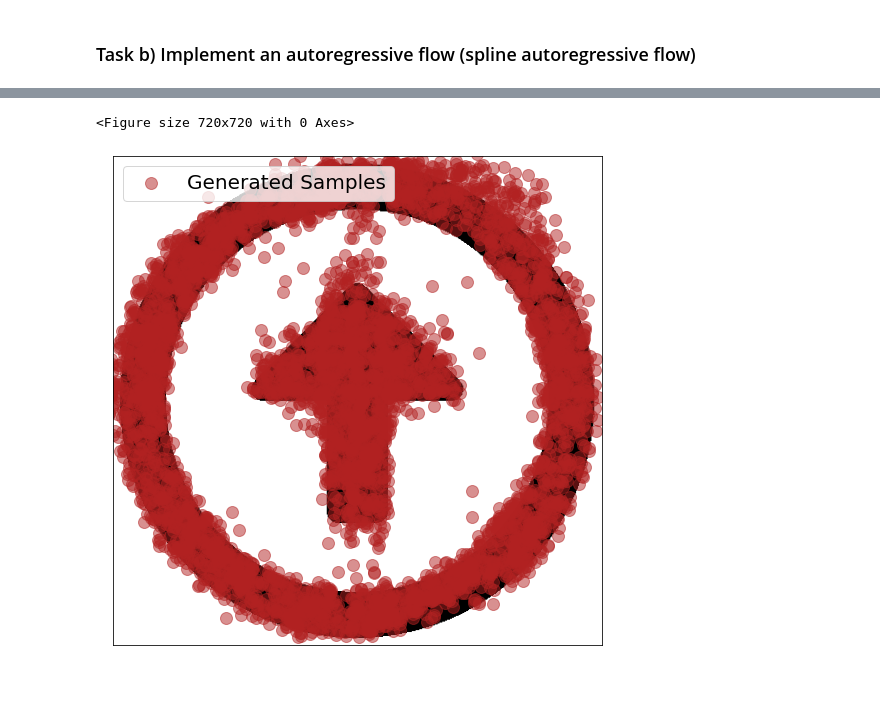
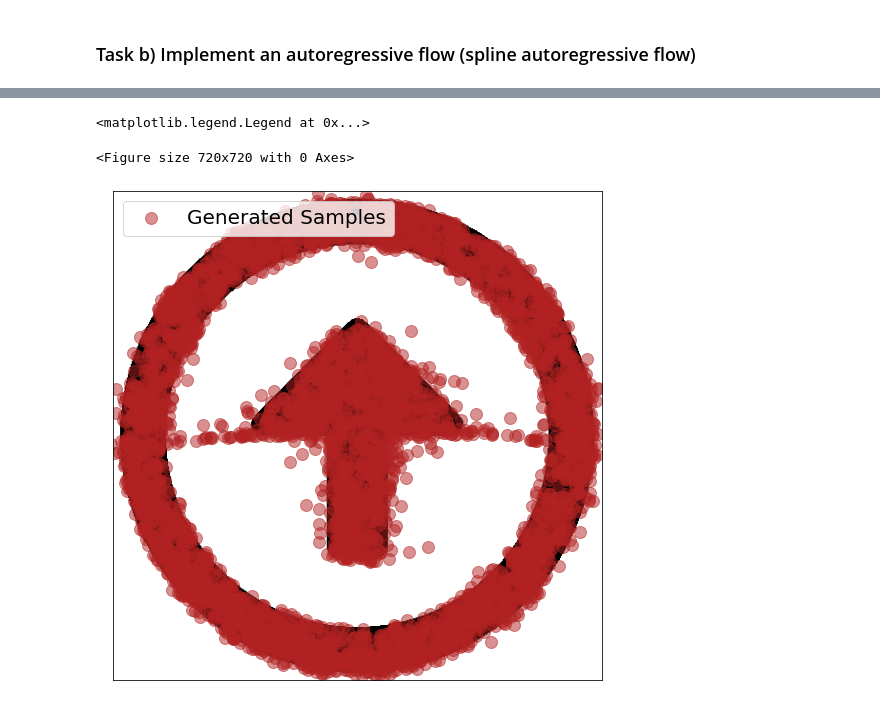
Before and after one commit to FelixSto/NSP_Assignments, a Jupyter notebook: notebooks/assignments/1-6-flows.ipynb, the cells around one changed output, grey strips where cells are left out. Cells and saved outputs as stored; diff of their text form; code cells hidden in the pictures.

```diff
--- a/notebooks/assignments/1-6-flows.ipynb
+++ b/notebooks/assignments/1-6-flows.ipynb
@@ -147,10 +153,10 @@ input_dim = 2
 count_bins = 32
 base_dist = dist.Normal(torch.zeros(input_dim), torch.ones(input_dim))
 hidden_dims = [input_dim * 30, input_dim * 30]
-param_dims = [count_bins*2, count_bins*2, count_bins*2 - 1, count_bins*2]
+param_dims = [count_bins, count_bins, count_bins - 1, count_bins]
 hypernet = AutoRegressiveNN(input_dim, hidden_dims, param_dims=param_dims)
 transform = T.SplineAutoregressive(input_dim, hypernet, count_bins=count_bins)
-flow_dist = dist.TransformedDistribution(base_dist, [transform])
+flow_dist_2 = dist.TransformedDistribution(base_dist, [transform])
 # %%
 %%time
 steps = 5_000
@@ -184,6 +190,7 @@ Wall time: 8min 46s
 # %%
+%%time
 # generate samples from the learned distribution
-samples = flow_dist.sample(torch.Size([5000,])).detach().numpy()
+samples = flow_dist_2.sample(torch.Size([5000,])).detach().numpy()
 samples = samples*512
 
 plt.close('all')
@@ -198,3 +205,4 @@ plt.legend()
-<Figure size 720x720 with 0 Axes>
+<matplotlib.legend.Legend at 0x...>
+<Figure size 720x720 with 0 Axes>
-[figure, old version]
+[figure, new version]
 # %%
```
Also changed, not shown: parts of 7 cells of this notebook.
